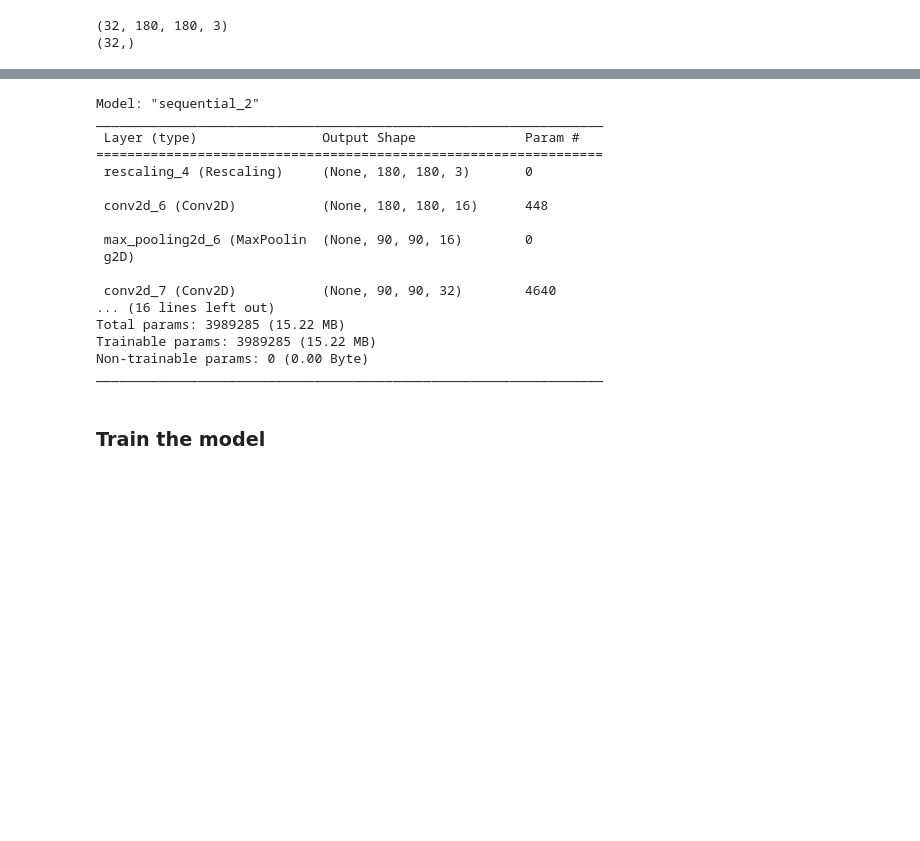
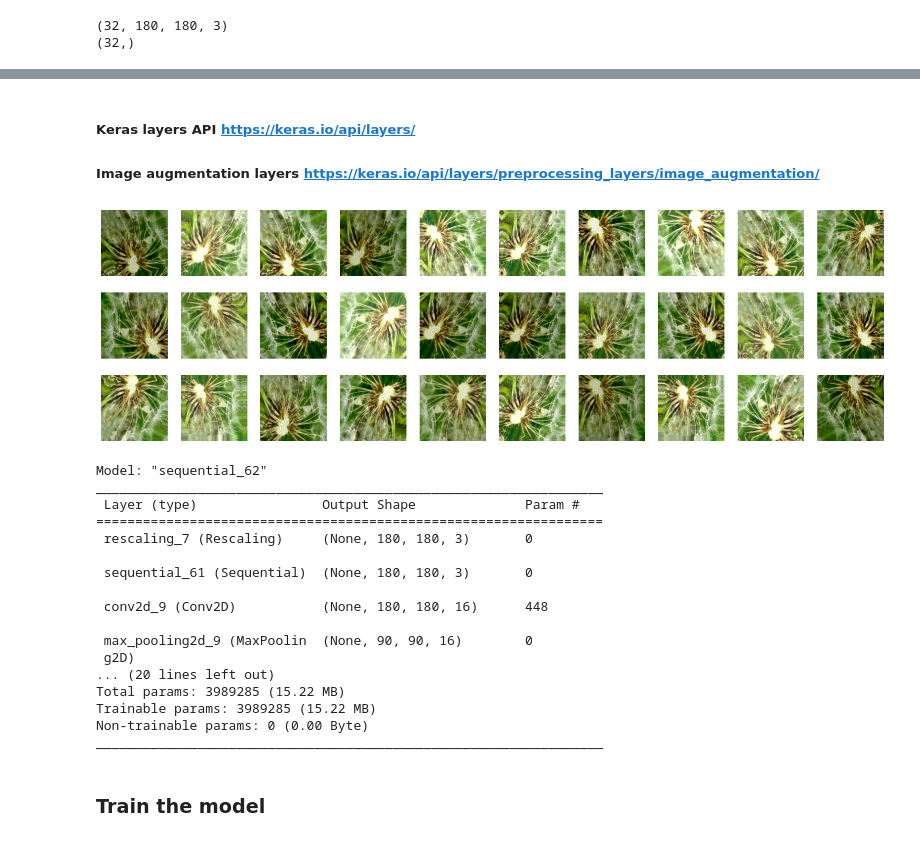
Before and after one commit to hexs/PythonTutorial, a Jupyter notebook: 6. Image classification/classification.ipynb, the cells around one changed output, grey strips where cells are left out. Cells and saved outputs as stored; diff of their text form; code cells hidden in the pictures; blank space fills up the shorter version.

```diff
--- a/6. Image classification/classification.ipynb
+++ b/6. Image classification/classification.ipynb
@@ -93,36 +93,59 @@ print(np.min(first_image), np.max(first_image))
+# %% [markdown]
+##### Keras layers API https://keras.io/api/layers/
+##### Image augmentation layers https://keras.io/api/layers/preprocessing_layers/image_augmentation/
+# %%
+data_augmentation = keras.Sequential([
+        # layers.RandomCrop(0.2, 0.2),
+        layers.RandomFlip("horizontal_and_vertical", input_shape=(img_height, img_width, 3)),
+        layers.RandomTranslation(0.05, 0.05, input_shape=(img_height, img_width, 3)),
+        layers.RandomRotation(0.1),
+        layers.RandomZoom(0.1),
+        layers.RandomContrast(0.2),
+        layers.RandomBrightness(factor=0.2),
+    ])
+plt.figure(figsize=(20, 6))
+for images, _ in train_ds.take(1):
+    for i in range(30):
+        ax = plt.subplot(3, 10, i + 1)
+        # plt.imshow(images[i].numpy().astype("uint8"))
+        augmented_images = data_augmentation(images)
+        plt.imshow(augmented_images[0].numpy().astype("uint8"))
+        plt.axis("off")
+# %% [output]
+[figure, added]
 # %%
-num_classes = len(class_names)
-
 model = Sequential([
-  layers.Rescaling(1./255, input_shape=(img_height, img_width, 3)),
-  layers.Conv2D(16, 3, padding='same', activation='relu'),
-  layers.MaxPooling2D(),
-  layers.Conv2D(32, 3, padding='same', activation='relu'),
-  layers.MaxPooling2D(),
-  layers.Conv2D(64, 3, padding='same', activation='relu'),
-  layers.MaxPooling2D(),
-  layers.Flatten(),
-  layers.Dense(128, activation='relu'),
-  layers.Dense(num_classes)
+    layers.Rescaling(1./255, input_shape=(img_height, img_width, 3)),
+    data_augmentation,
+    layers.Conv2D(16, 3, padding='same', activation='relu'),
+    layers.MaxPooling2D(),
+    layers.Conv2D(32, 3, padding='same', activation='relu'),
+    layers.MaxPooling2D(),
+    layers.Conv2D(64, 3, padding='same', activation='relu'),
+    layers.MaxPooling2D(),
+    layers.Dropout(0.2),
+    layers.Flatten(),
+    layers.Dense(128, activation='relu'),
+    layers.Dense(num_classes, name="outputs")
 ])
 model.compile(optimizer='adam',
               loss=tf.keras.losses.SparseCategoricalCrossentropy(from_logits=True),
               metrics=['accuracy'])
 model.summary()
 # %% [output]
-Model: "sequential_2"
+Model: "sequential_62"
 _________________________________________________________________
  Layer (type)                Output Shape              Param #
 =================================================================
- rescaling_4 (Rescaling)     (None, 180, 180, 3)       0
+ rescaling_7 (Rescaling)     (None, 180, 180, 3)       0
 
- conv2d_6 (Conv2D)           (None, 180, 180, 16)      448
+ sequential_61 (Sequential)  (None, 180, 180, 3)       0
 
- max_pooling2d_6 (MaxPoolin  (None, 90, 90, 16)        0
+ conv2d_9 (Conv2D)           (None, 180, 180, 16)      448
+
+ max_pooling2d_9 (MaxPoolin  (None, 90, 90, 16)        0
  g2D)
-
- conv2d_7 (Conv2D)           (None, 90, 90, 32)        4640
-... (16 lines left out)
+... (20 lines left out)
 Total params: 3989285 (15.22 MB)
 Trainable params: 3989285 (15.22 MB)
 Non-trainable params: 0 (0.00 Byte)
```
Also changed, not shown: parts of 20 cells of this notebook, 1 other file.
